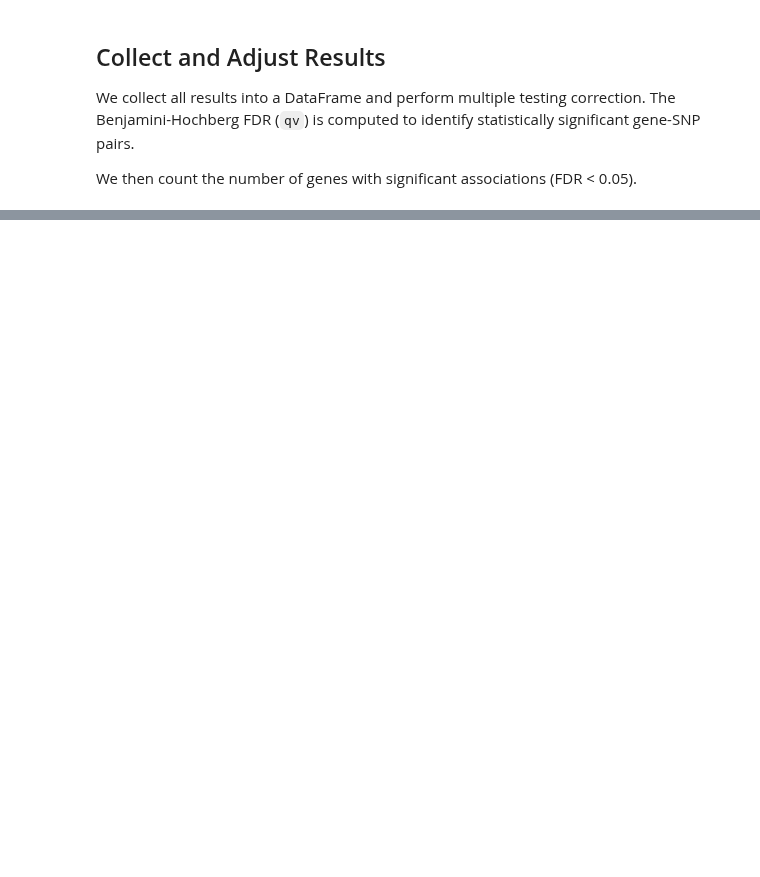
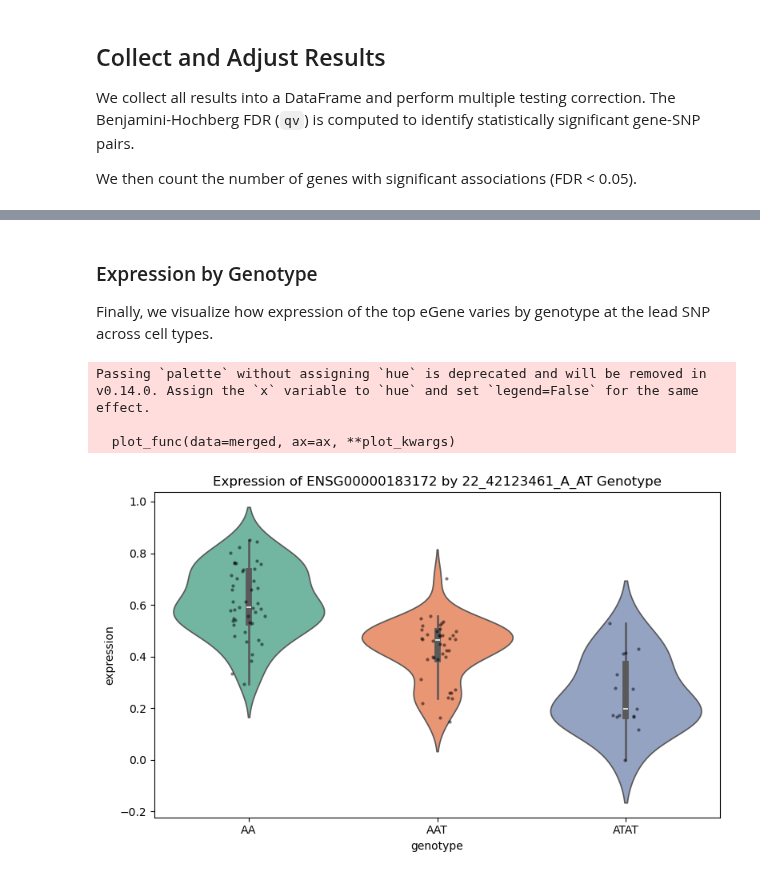
Before and after one commit to theislab/cellink, a Jupyter notebook: docs/tutorials/pseudobulk_eqtl.ipynb, the cells around one changed output, grey strips where cells are left out. Cells and saved outputs as stored; diff of their text form; code cells hidden in the pictures; blank space fills up the shorter version.

```diff
--- a/docs/tutorials/pseudobulk_eqtl.ipynb
+++ b/docs/tutorials/pseudobulk_eqtl.ipynb
@@ -305,0 +330,21 @@ rdf["qv"] = fdrcorrection(rdf["pv_adj"])[1]
+# %% [markdown]
+### Expression by Genotype
+
+Finally, we visualize how expression of the top eGene varies by genotype at the lead SNP across cell types.
+# %%
+fig = cl.pl.expression_by_genotype(
+    dd,
+    snp=top_gene["snp"],
+    celltype_key=celltype_key,
+    gene_filter=[top_gene_id],
+    mode="cell_type",
+    plot_type="violin",
+    show_stripplot=True,
+    title=f'Expression of {top_gene_id} by {top_gene["snp"]} Genotype',
+    figsize=(8, 5),
+)
+# %% [output]
+Passing `palette` without assigning `hue` is deprecated and will be removed in v0.14.0. Assign the `x` variable to `hue` and set `legend=False` for the same effect.
+
+  plot_func(data=merged, ax=ax, **plot_kwargs)
+[figure, added]
```
Also changed, not shown: parts of 17 cells of this notebook, 15 other files.
